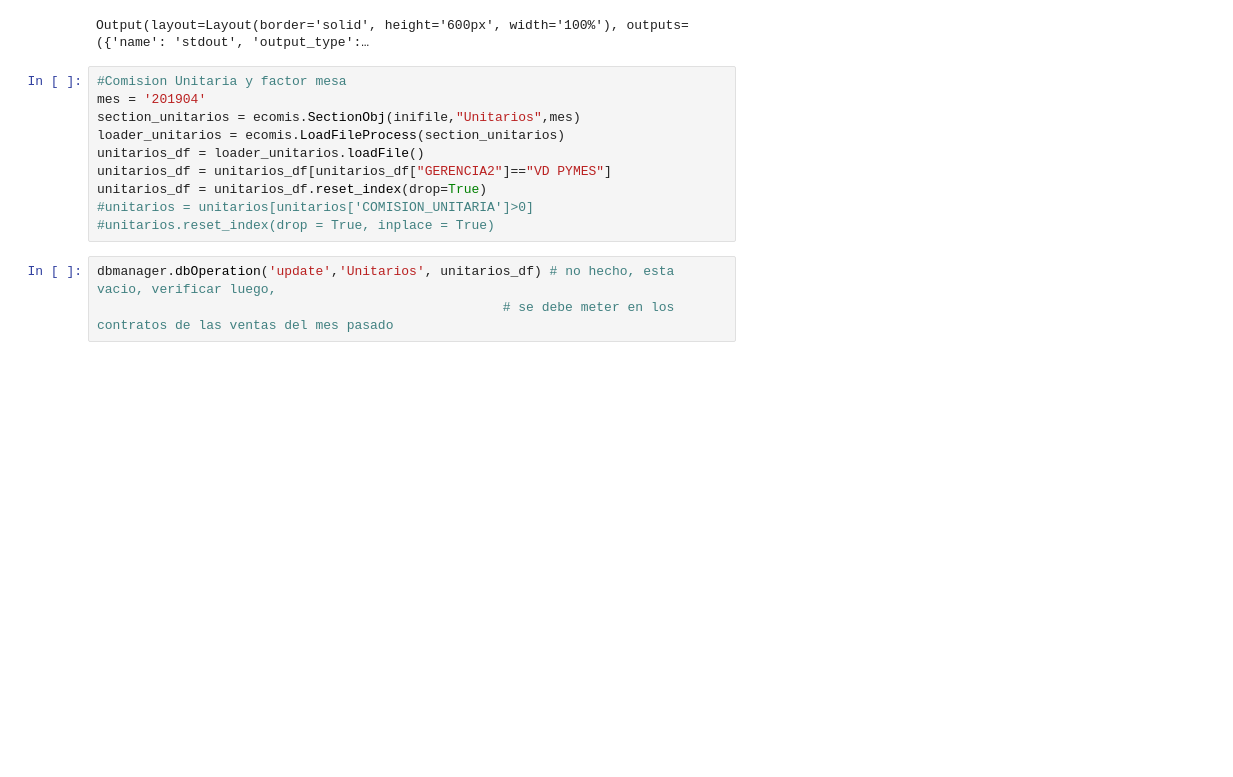
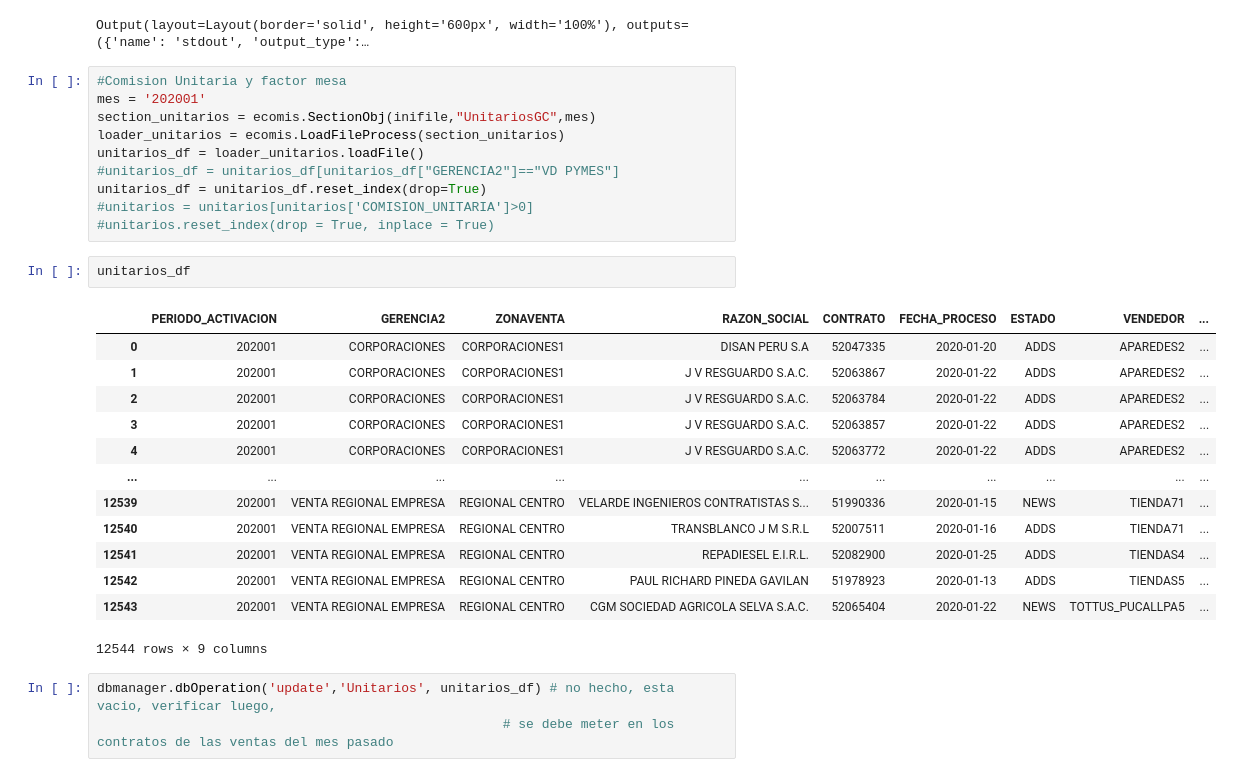
Before and after one commit to saenzac/Comisiones-python, a Jupyter notebook: Jupyter/Comisiones Empresas/Comisiones_Empresas.ipynb, the cells around one changed output. Cells and saved outputs as stored; diff of their text form; blank space fills up the shorter version.

```diff
--- a/Jupyter/Comisiones Empresas/Comisiones_Empresas.ipynb
+++ b/Jupyter/Comisiones Empresas/Comisiones_Empresas.ipynb
@@ -377,14 +377,30 @@ handler.show_logs()
 Output(layout=Layout(border='solid', height='600px', width='100%'), outputs=({'name': 'stdout', 'output_type':…
 # %%
 #Comision Unitaria y factor mesa
-mes = '201904'
-section_unitarios = ecomis.SectionObj(inifile,"Unitarios",mes)
+mes = '202001'
+section_unitarios = ecomis.SectionObj(inifile,"UnitariosGC",mes)
 loader_unitarios = ecomis.LoadFileProcess(section_unitarios)
 unitarios_df = loader_unitarios.loadFile()
-unitarios_df = unitarios_df[unitarios_df["GERENCIA2"]=="VD PYMES"]
+#unitarios_df = unitarios_df[unitarios_df["GERENCIA2"]=="VD PYMES"]
 unitarios_df = unitarios_df.reset_index(drop=True)
 #unitarios = unitarios[unitarios['COMISION_UNITARIA']>0]
 #unitarios.reset_index(drop = True, inplace = True)
+# %%
+unitarios_df
+# %% [output]
+|  | PERIODO_ACTIVACION | GERENCIA2 | ZONAVENTA | RAZON_SOCIAL | CONTRATO | FECHA_PROCESO | ESTADO | VENDEDOR | ... |
+| 0 | 202001 | CORPORACIONES | CORPORACIONES1 | DISAN PERU S.A | 52047335 | 2020-01-20 | ADDS | APAREDES2 | ... |
+| 1 | 202001 | CORPORACIONES | CORPORACIONES1 | J V RESGUARDO S.A.C. | 52063867 | 2020-01-22 | ADDS | APAREDES2 | ... |
+| 2 | 202001 | CORPORACIONES | CORPORACIONES1 | J V RESGUARDO S.A.C. | 52063784 | 2020-01-22 | ADDS | APAREDES2 | ... |
+| 3 | 202001 | CORPORACIONES | CORPORACIONES1 | J V RESGUARDO S.A.C. | 52063857 | 2020-01-22 | ADDS | APAREDES2 | ... |
+| 4 | 202001 | CORPORACIONES | CORPORACIONES1 | J V RESGUARDO S.A.C. | 52063772 | 2020-01-22 | ADDS | APAREDES2 | ... |
+| ... | ... | ... | ... | ... | ... | ... | ... | ... | ... |
+| 12539 | 202001 | VENTA REGIONAL EMPRESA | REGIONAL CENTRO | VELARDE INGENIEROS CONTRATISTAS S... | 51990336 | 2020-01-15 | NEWS | TIENDA71 | ... |
+| 12540 | 202001 | VENTA REGIONAL EMPRESA | REGIONAL CENTRO | TRANSBLANCO J M S.R.L | 52007511 | 2020-01-16 | ADDS | TIENDA71 | ... |
+| 12541 | 202001 | VENTA REGIONAL EMPRESA | REGIONAL CENTRO | REPADIESEL E.I.R.L. | 52082900 | 2020-01-25 | ADDS | TIENDAS4 | ... |
+| 12542 | 202001 | VENTA REGIONAL EMPRESA | REGIONAL CENTRO | PAUL RICHARD PINEDA GAVILAN | 51978923 | 2020-01-13 | ADDS | TIENDAS5 | ... |
+| 12543 | 202001 | VENTA REGIONAL EMPRESA | REGIONAL CENTRO | CGM SOCIEDAD AGRICOLA SELVA S.A.C. | 52065404 | 2020-01-22 | NEWS | TOTTUS_PUCALLPA5 | ... |
+12544 rows × 9 columns
 # %%
 dbmanager.dbOperation('update','Unitarios', unitarios_df) # no hecho, esta vacio, verificar luego,
                                                     # se debe meter en los contratos de las ventas del mes pasado
```
Also changed, not shown: parts of 3 cells of this notebook, 3 other files.
